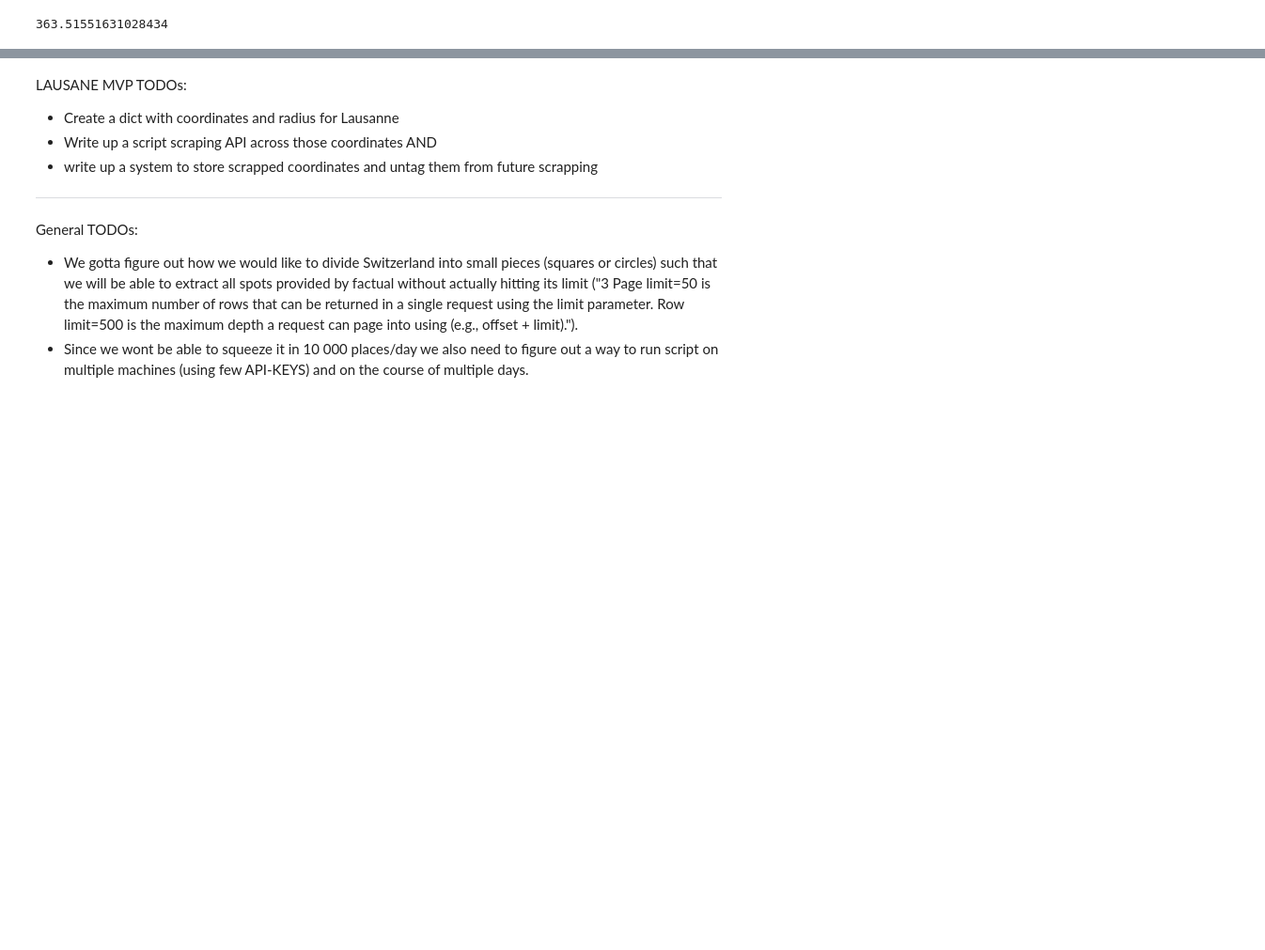
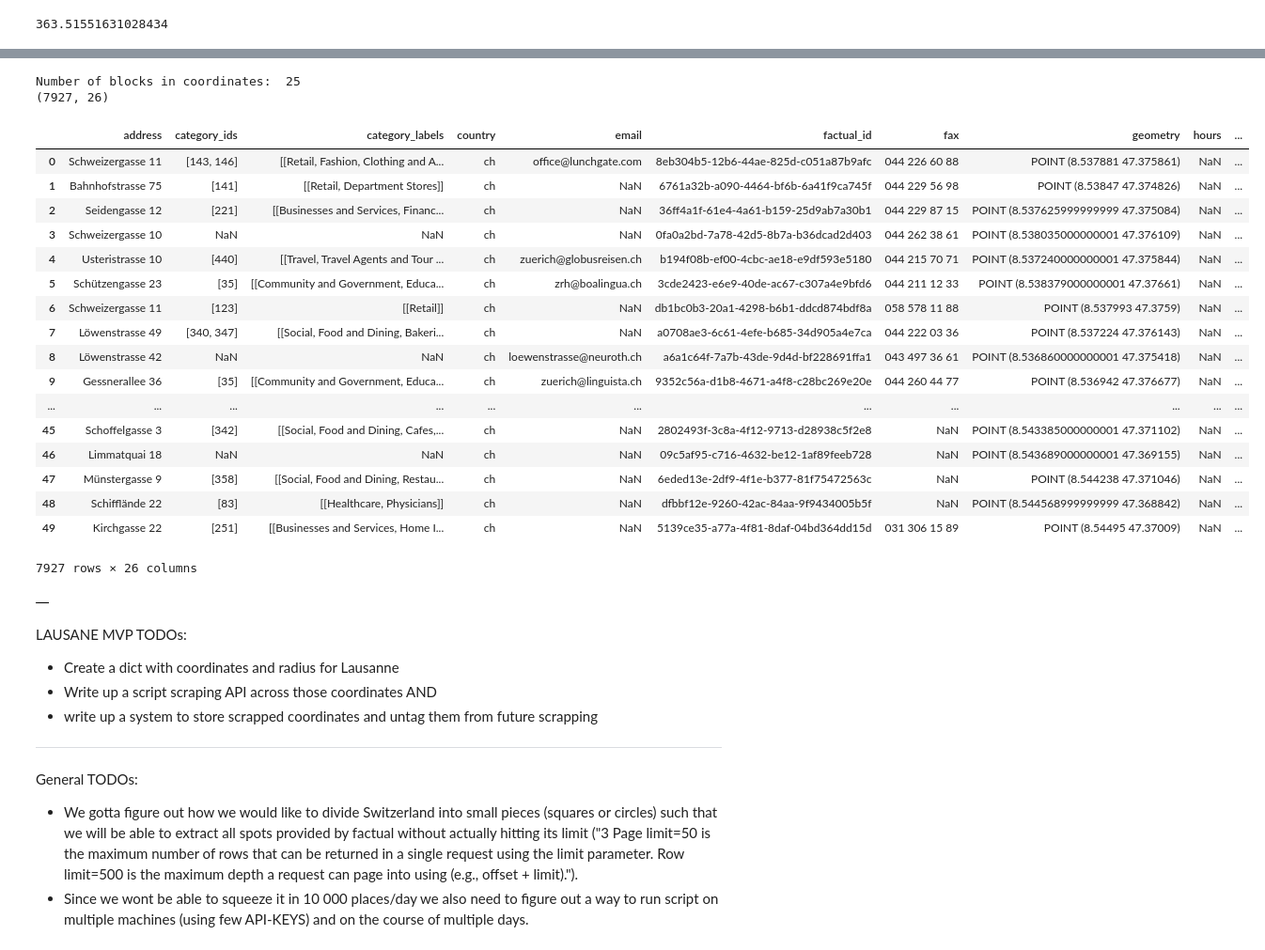
Before and after one commit to PaluchowskiMatthew/ADA-Orion, a Jupyter notebook: Factual API test.ipynb, the cells around one changed output, grey strips where cells are left out. Shown at 94% size. Drawn from its saved outputs; the diff is of its cells as text; code cells hidden in the pictures; blank space fills up the shorter version.

```diff
--- a/Factual API test.ipynb
+++ b/Factual API test.ipynb
@@ -148,7 +178,10 @@ len(zurich)
 # %%
 import math
 
-def measure(point1, point2):
+def geo_distance(point1, point2):
+    '''
+    Returns the distance between two geo-locations in meters
+    '''
     lat1, lon1 = point1[0], point1[1]
     lat2, lon2 = point2[0], point2[1]
     R = 6378.137;
@@ -160,4 +193,11 @@ def measure(point1, point2):
     c = 2 * math.atan2(math.sqrt(a), math.sqrt(1-a))
     d = R * c;
     return d * 1000;
+
+def geo_angle(distance):
+    '''
+    Returns angle in radians to an earth surface distance in kilometers
+    '''
+    R = 6378.137;
+    return (180/np.pi)*distance / R;
 # %%
@@ -170,0 +320,17 @@ measure([47.375854, 8.537451],[47.373142, 8.540137])
+# %%
+# Display coordinates
+
+import folium
+from IPython.core.display import display, HTML
+
+center = [47.375854, 8.537451]
+latlon = create_coordinates(center, 350, 1)
+
+mapit = folium.Map(location=center, zoom_start=15)
+for coord in latlon:
+    folium.Marker( location=[ coord[0], coord[1] ]).add_to( mapit )
+
+mapit.save('map.html')
+
+from IPython.display import IFrame
+IFrame('map.html', width=900, height=500)
@@ -171,3 +384,37 @@ measure([47.375854, 8.537451],[47.373142, 8.540137])
+# %%
+# Test city crawler
+
+crawled_df = crawl_city(r'./', 'zurich', [47.375854, 8.537451], 1)
+print(crawled_df.shape)
+crawled_df
+# %% [output]
+Number of blocks in coordinates:  25
+(7927, 26)
+|  | address | category_ids | category_labels | country | email | factual_id | fax | geometry | hours | ... |
+| 0 | Schweizergasse 11 | [143, 146] | [[Retail, Fashion, Clothing and A... | ch | office@lunchgate.com | 8eb304b5-12b6-44ae-825d-c051a87b9afc | 044 226 60 88 | POINT (8.537881 47.375861) | NaN | ... |
+| 1 | Bahnhofstrasse 75 | [141] | [[Retail, Department Stores]] | ch | NaN | 6761a32b-a090-4464-bf6b-6a41f9ca745f | 044 229 56 98 | POINT (8.53847 47.374826) | NaN | ... |
+| 2 | Seidengasse 12 | [221] | [[Businesses and Services, Financ... | ch | NaN | 36ff4a1f-61e4-4a61-b159-25d9ab7a30b1 | 044 229 87 15 | POINT (8.537625999999999 47.375084) | NaN | ... |
+| 3 | Schweizergasse 10 | NaN | NaN | ch | NaN | 0fa0a2bd-7a78-42d5-8b7a-b36dcad2d403 | 044 262 38 61 | POINT (8.538035000000001 47.376109) | NaN | ... |
+| 4 | Usteristrasse 10 | [440] | [[Travel, Travel Agents and Tour ... | ch | zuerich@globusreisen.ch | b194f08b-ef00-4cbc-ae18-e9df593e5180 | 044 215 70 71 | POINT (8.537240000000001 47.375844) | NaN | ... |
+| 5 | Schützengasse 23 | [35] | [[Community and Government, Educa... | ch | zrh@boalingua.ch | 3cde2423-e6e9-40de-ac67-c307a4e9bfd6 | 044 211 12 33 | POINT (8.538379000000001 47.37661) | NaN | ... |
+| 6 | Schweizergasse 11 | [123] | [[Retail]] | ch | NaN | db1bc0b3-20a1-4298-b6b1-ddcd874bdf8a | 058 578 11 88 | POINT (8.537993 47.3759) | NaN | ... |
+| 7 | Löwenstrasse 49 | [340, 347] | [[Social, Food and Dining, Bakeri... | ch | NaN | a0708ae3-6c61-4efe-b685-34d905a4e7ca | 044 222 03 36 | POINT (8.537224 47.376143) | NaN | ... |
+| 8 | Löwenstrasse 42 | NaN | NaN | ch | loewenstrasse@neuroth.ch | a6a1c64f-7a7b-43de-9d4d-bf228691ffa1 | 043 497 36 61 | POINT (8.536860000000001 47.375418) | NaN | ... |
+| 9 | Gessnerallee 36 | [35] | [[Community and Government, Educa... | ch | zuerich@linguista.ch | 9352c56a-d1b8-4671-a4f8-c28bc269e20e | 044 260 44 77 | POINT (8.536942 47.376677) | NaN | ... |
+| ... | ... | ... | ... | ... | ... | ... | ... | ... | ... | ... |
+| 45 | Schoffelgasse 3 | [342] | [[Social, Food and Dining, Cafes,... | ch | NaN | 2802493f-3c8a-4f12-9713-d28938c5f2e8 | NaN | POINT (8.543385000000001 47.371102) | NaN | ... |
+| 46 | Limmatquai 18 | NaN | NaN | ch | NaN | 09c5af95-c716-4632-be12-1af89feeb728 | NaN | POINT (8.543689000000001 47.369155) | NaN | ... |
+| 47 | Münstergasse 9 | [358] | [[Social, Food and Dining, Restau... | ch | NaN | 6eded13e-2df9-4f1e-b377-81f75472563c | NaN | POINT (8.544238 47.371046) | NaN | ... |
+| 48 | Schifflände 22 | [83] | [[Healthcare, Physicians]] | ch | NaN | dfbbf12e-9260-42ac-84aa-9f9434005b5f | NaN | POINT (8.544568999999999 47.368842) | NaN | ... |
+| 49 | Kirchgasse 22 | [251] | [[Businesses and Services, Home I... | ch | NaN | 5139ce35-a77a-4f81-8daf-04bd364dd15d | 031 306 15 89 | POINT (8.54495 47.37009) | NaN | ... |
+7927 rows × 26 columns
+# %%
+# Reread saved GeoDataFrame after crawling
+
+recycled_city = gpd.read_file(r'./zurich.gpd')
+recycled_city
+# %% [output]
+|  |
 # %% [markdown]
 LAUSANE MVP TODOs:
  - Create a dict with coordinates and radius for Lausanne
```
Also changed, not shown: parts of 12 cells of this notebook, 5 other files.
